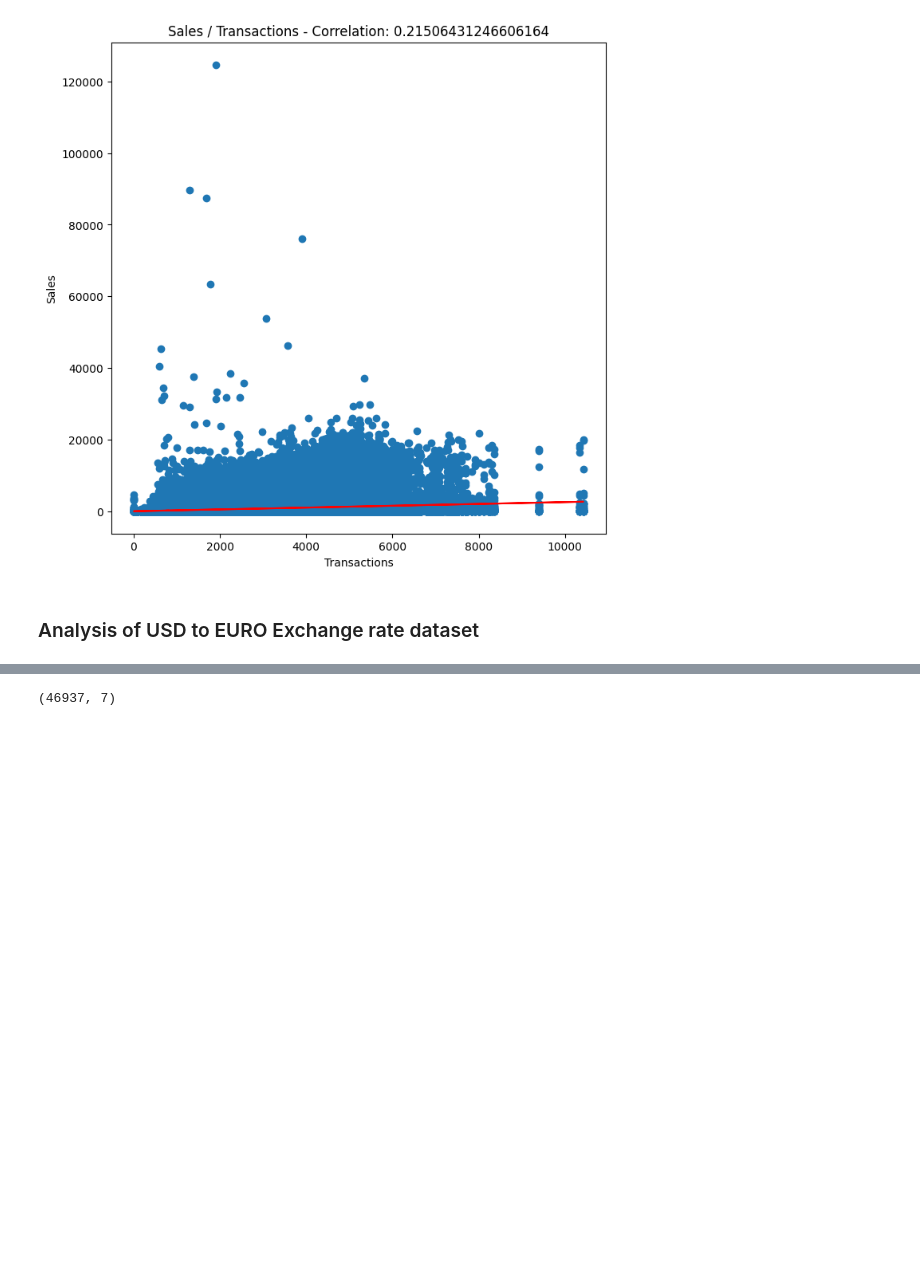
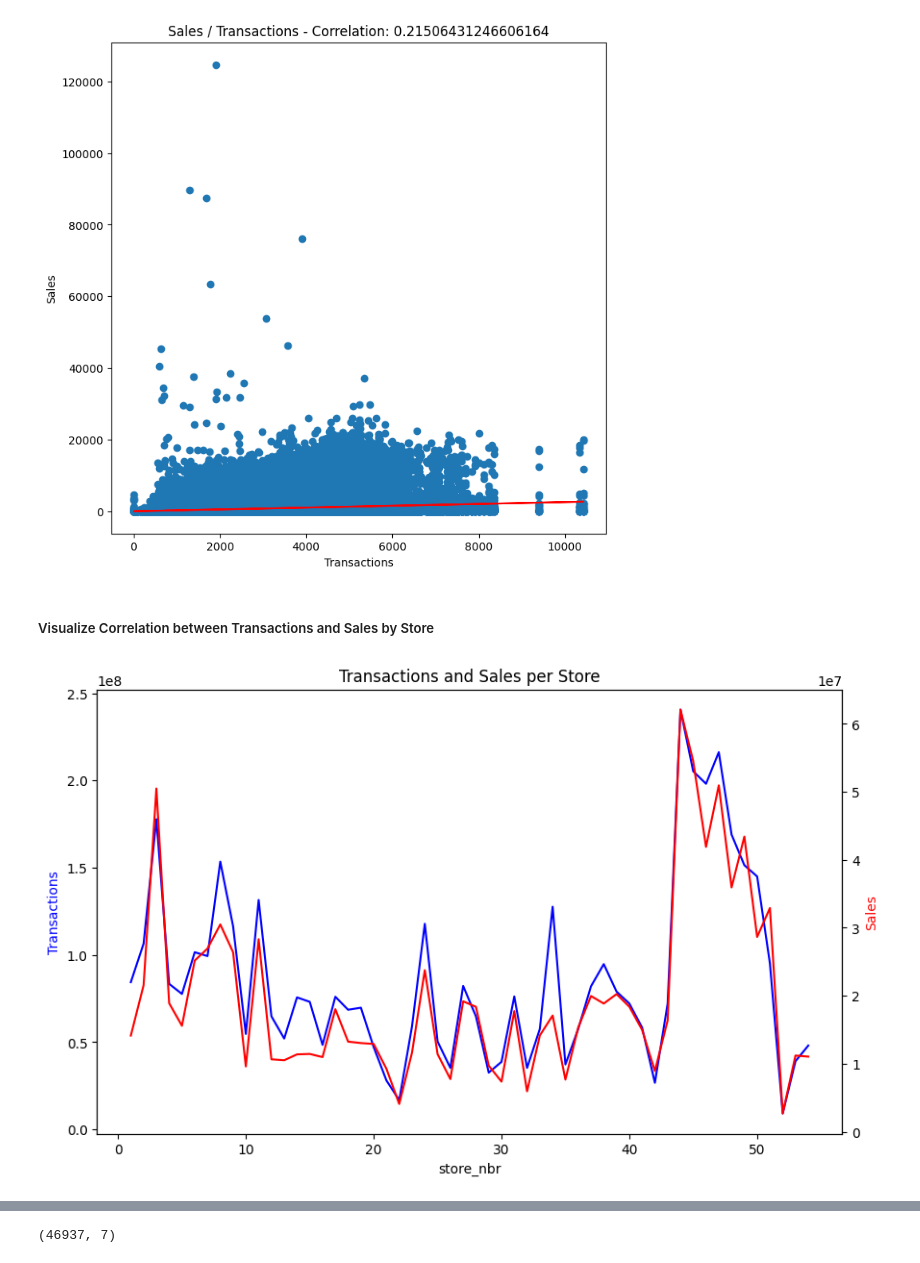
Before and after one commit to NadjaSchindler/ForecastingUniProject, a Jupyter notebook: code/forecasting_final copy.ipynb, the cells around one changed output, grey strips where cells are left out. Cells and saved outputs as stored; diff of their text form; code cells hidden in the pictures; blank space fills up the shorter version.

```diff
--- a/code/forecasting_final copy.ipynb
+++ b/code/forecasting_final copy.ipynb
@@ -762,5 +784,20 @@ plt.plot(merged_transaction_df['transactions'], trend_line, color='red')
 plt.show()
 # %% [output]
 [figure]
-# %% [markdown]
-### Analysis of USD to EURO Exchange rate dataset
+# %% [markdown]
+##### Visualize Correlation between Transactions and Sales by Store
+# %%
+temp = merged_transaction_df.copy()
+fig, ax1 = plt.subplots(figsize=(10, 6))
+
+# Plot transactions per store
+sns.lineplot(data=temp.groupby("store_nbr").agg({"transactions": "sum"}).reset_index(), x="store_nbr", y="transactions", ax=ax1, color='blue')
+ax1.set_ylabel('Transactions', color='blue')
+# Create a second y-axis for sales per store
+ax2 = ax1.twinx()
+sns.lineplot(data=temp.groupby("store_nbr").agg({"sales": "sum"}).reset_index(), x="store_nbr", y="sales", ax=ax2, color='red')
+ax2.set_ylabel('Sales', color='red')
+plt.title('Transactions and Sales per Store')
+plt.show()
+# %% [output]
+[figure, added]
```
Also changed, not shown: parts of 198 cells of this notebook.
